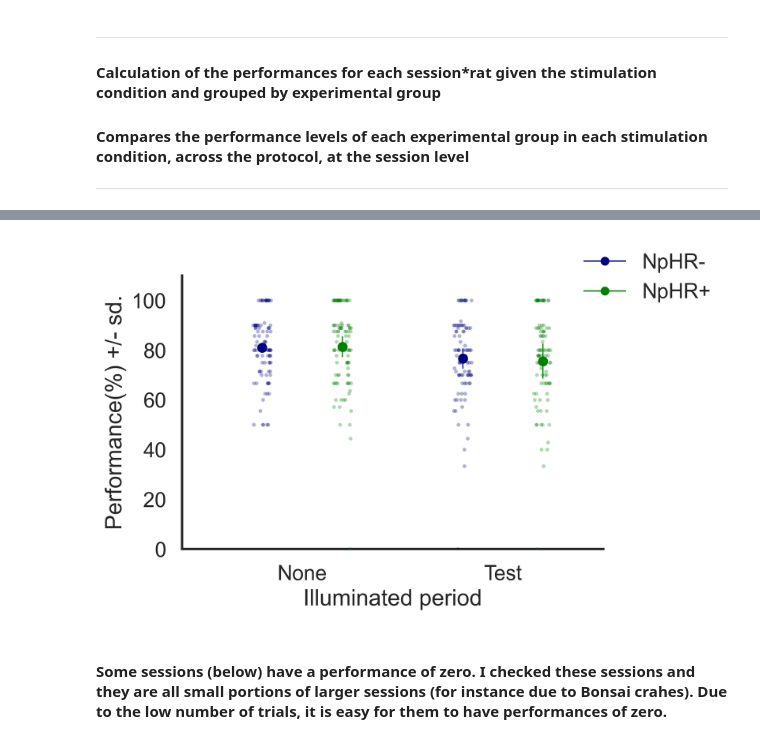
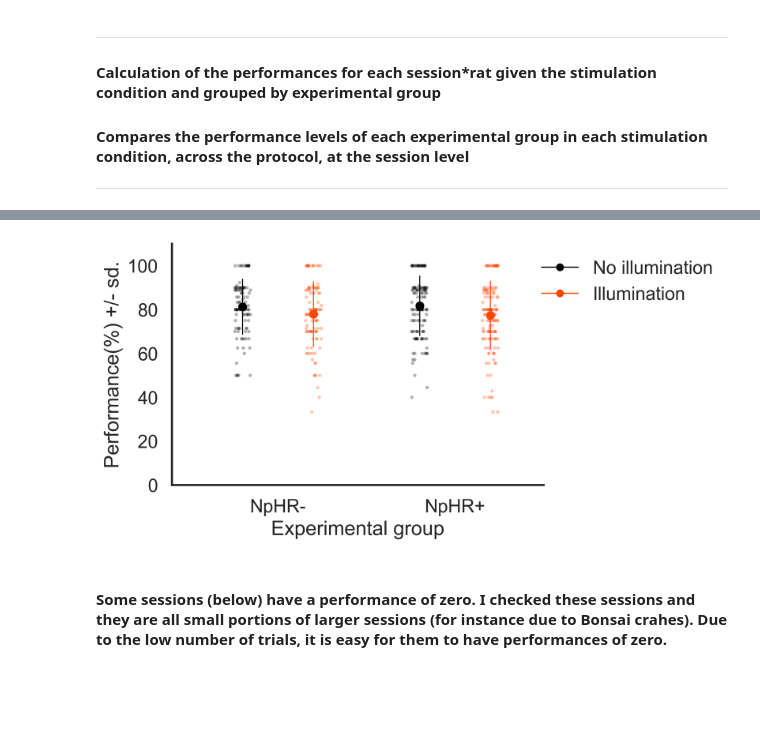
Before and after one commit to anasofiacc/cingulate_silencing_analysis, a Jupyter notebook: B. Does silencing the CG during a test run leads to performance deifcits (no timeouts, no vs test).ipynb, the cells around one changed output, grey strips where cells are left out. Saved outputs shown, nothing was run; the diff lists cells and outputs as text; code cells hidden in the pictures; blank space fills up the shorter version.

Commit message:
performance analysis

```diff
--- a/B. Does silencing the CG during a test run leads to performance deifcits (no timeouts, no vs test).ipynb
+++ b/B. Does silencing the CG during a test run leads to performance deifcits (no timeouts, no vs test).ipynb
@@ -293,40 +380,38 @@ session_perfs
 # %%
 sns.set(style="white", context='talk')
 plt.figure(figsize=(6,4),dpi=300)
-# Remove sessions with performance=0 - they were checked and are portions of sessions)
-sessions_perfs = session_perfs[session_perfs['performance']!=0]
+
+
 g = sns.stripplot(
     data=session_perfs,
-    x='stim_condition', y='performance', hue='group',
+    x='group', y='performance', hue='stim_condition',
     dodge=2, jitter=.09,
     alpha=.3, s=3,
-    palette=['navy', 'green'],
-    order=[0, 3]
+    palette=['black', 'orangered']
 )
 
 # Show means
 sns.pointplot(
-    x='stim_condition', y='performance', hue='group',
-    data=pooled_perfs,
-    dodge=.4,
-    join=False,
-    markers="o", scale=.6, linewidth=1.5,
-    ci="sd", errwidth=.9,
-    palette=['navy', 'green'],
-    order=['0', '3']
+       x='group', y='performance', hue='stim_condition',
+        data=session_perfs,
+        dodge=.4,
+        join=False,
+        markers="o", scale=.6, linewidth=1.5,
+        ci="sd", errwidth=.9,
+        palette=['black', 'orangered']
 )
 g.set(
-    ylabel='Performance(%) +/- sd.', xlabel='Illuminated period',
-    ylim=(0, 110), xlim=(-0.6, 1.5), xticklabels=['None', 'Test'])
+    ylabel='Performance(%) +/- sd.', xlabel='Experimental group',
+    ylim=(0, 110), xlim=(-0.6, 1.5), xticklabels=['NpHR-', 'NpHR+'])
 # ------------------------------------- LEGEND --------------------------------------------
 g.legend_.remove()
-control_line = mlines.Line2D([], [], color='navy', marker='o', markersize=6, linewidth=1, label='NpHR-')
-nphr_line = mlines.Line2D([], [], color='green', marker='o', markersize=6, linewidth=1, label='NpHR+')
-plt.legend(handles=[control_line, nphr_line], frameon=False, loc='upper right', bbox_to_anchor=(1.3, 1.15))
+noillum_line = mlines.Line2D([], [], color='black', marker='o', markersize=6, linewidth=1, label='No illumination')
+illum_line = mlines.Line2D([], [], color='orangered', marker='o', markersize=6, linewidth=1, label='Illumination')
+plt.legend(handles=[noillum_line, illum_line], frameon=False, loc='upper right', bbox_to_anchor=(1.5, 1))
 
 sns.despine()
 # %% [output]
-[figure, old version]
+[figure, new version]
 # %% [markdown]
 #### Some sessions (below) have a performance of zero. I checked these sessions and they are all small portions of larger sessions (for instance due to Bonsai crahes). Due to the low number of trials, it is easy for them to have performances of zero.
 # %% [markdown]
```
Also changed, not shown: parts of 32 cells of this notebook, 3 other files.
